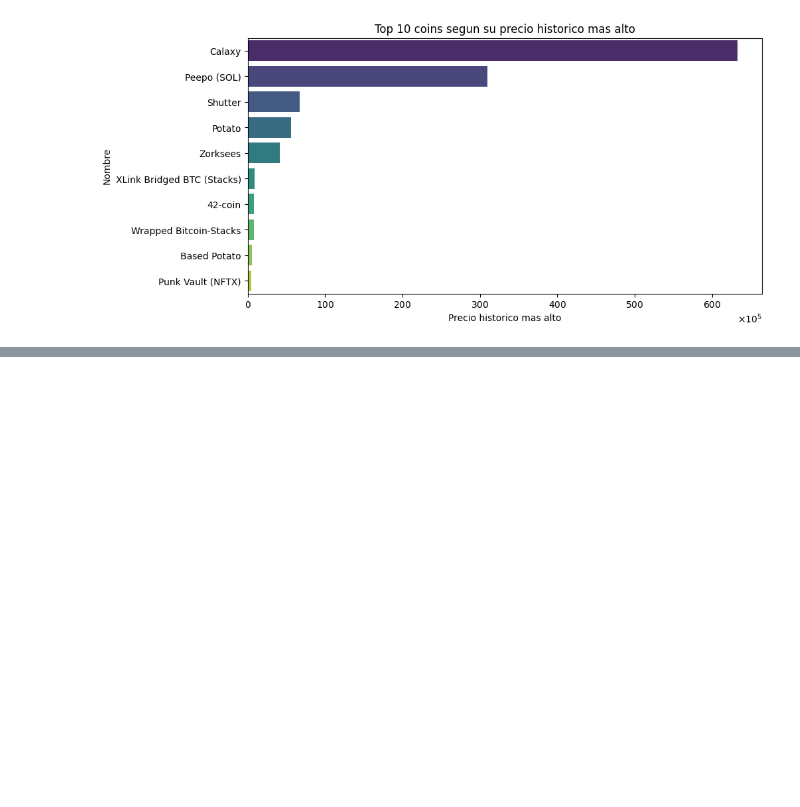
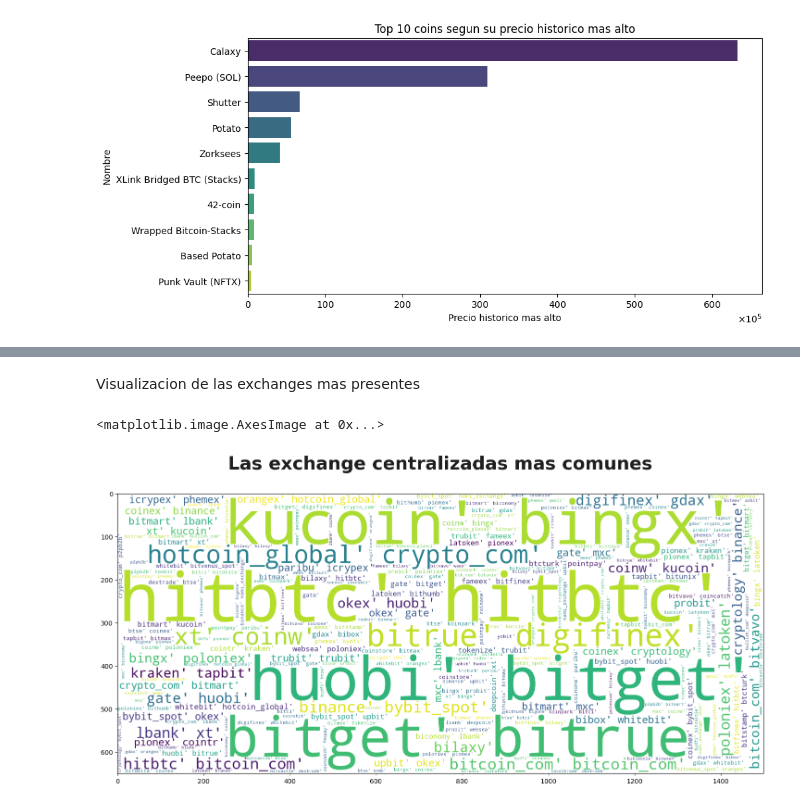
Before and after one commit to LuisFelipePoma/Crypto_App, a Jupyter notebook: src/notebooks/eda_dataset/visualize_dataset.ipynb, the cells around one changed output, grey strips where cells are left out. Saved outputs shown, nothing was run; the diff lists cells and outputs as text; code cells hidden in the pictures; blank space fills up the shorter version.

```diff
--- a/src/notebooks/eda_dataset/visualize_dataset.ipynb
+++ b/src/notebooks/eda_dataset/visualize_dataset.ipynb
@@ -88,0 +114,18 @@ Visualizacion de la circulacion en el mercado
+# %% [markdown]
+Visualizacion de las exchanges mas presentes
+# %%
+plt.figure(figsize=(18, 18))  # tamaño de la figura
+plt.title(
+    "Las exchange centralizadas mas comunes\n",
+    fontsize=28,
+    weight=600,
+    color="#1f1f1f",
+)
+wordcloud = WordCloud(
+    max_words=1000, min_font_size=10, height=650, width=1500, background_color="white"
+).generate(" ".join(df["exchanges_centralized"]))
+
+plt.imshow(X=wordcloud)
+# %% [output]
+<matplotlib.image.AxesImage at 0x...>
+[figure, added]
```
Also changed, not shown: parts of 7 cells of this notebook, 2 other files.
